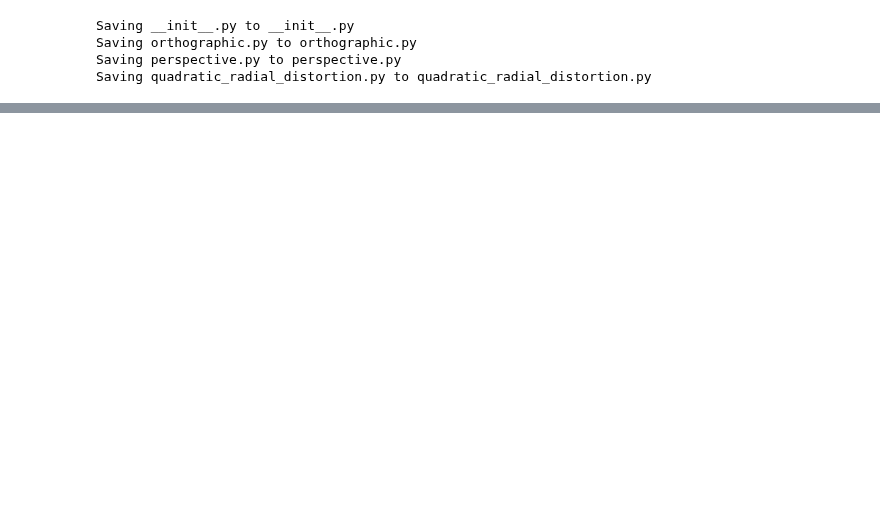
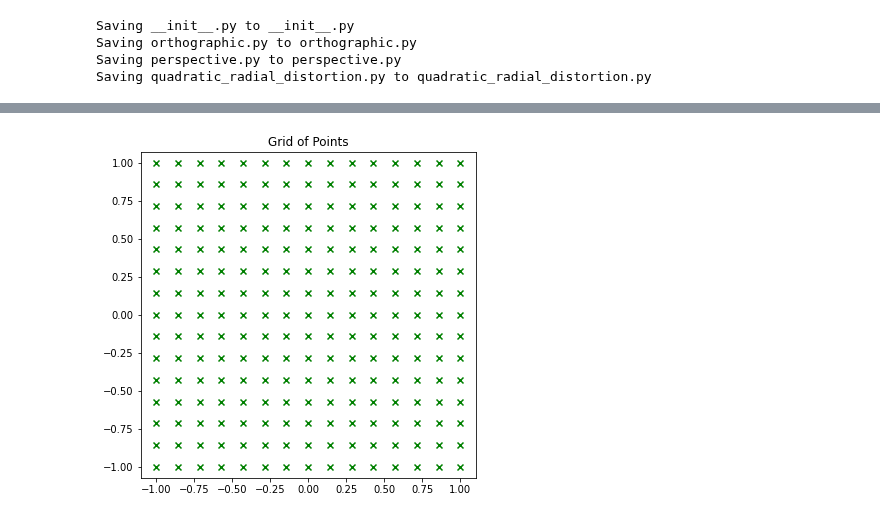
Before and after one commit to mckang6113875/AP_Test_OPEN, a Jupyter notebook: Temp.ipynb, the cells around one changed output, grey strips where cells are left out. Cells and saved outputs as stored; diff of their text form; code cells hidden in the pictures; blank space fills up the shorter version.

```diff
--- a/Temp.ipynb
+++ b/Temp.ipynb
@@ -62,3 +62,97 @@ Saving quadratic_radial_distortion.py to quadratic_radial_distortion.py
 import quadratic_radial_distortion
 # %%
 import perspective
+# %%
+import numpy as np
+import matplotlib.pyplot as plt
+
+def grid_2d(row, col):
+    pts = np.zeros([2, row * col])
+    cx, cy = (col - 1) * .5, (row - 1) * .5
+    for i in range(row * col):
+        pts[:, i] = i % col - cx, i // col - cy
+    # pts in interval [-1,1]
+    return pts / pts.max()
+
+def apply_distortion(pts, k1, k2):
+    r2 = np.square(pts).sum(0)
+    f = 1 + k1 * r2 + k2 * r2**2
+    return pts * f
+
+def remove_distortion(pts, k1, k2):
+    # as described in the paper
+    b1, b2 = -k1, 3 * k1**2 - k2
+    return apply_distortion(pts, b1, b2)
+
+def remove_distortion_iter(points, k1, k2):
+    # as used in e.g. matlab calibration tookit
+    pts = ptsd = points
+    for _ in range(5):
+        r2 = np.square(pts).sum(0)
+        f = 1 + k1 * r2 + k2 * r2**2
+        pts = ptsd / f
+    return pts
+
+def plot_compare(ax, a, b, arrow=True):
+    ax.scatter(*b, marker='x', c='b')
+    ax.scatter(*a, marker='x', c='g')
+    error = np.sqrt(np.square(a-b).sum(0).max())
+    print('error: {:0.2f}'.format(error))
+    if not arrow:
+        return
+    for (x, y), (bx, by) in zip(a.T, b.T):
+        ax.plot([x, bx], [y, by], color='r', lw=0.5)
+
+k1, k2 = 0.05, 0.01
+
+pts = grid_2d(15, 15)
+fig, ax = plt.subplots(1, figsize=[6,6])
+ax.axis('equal')
+ax.set_title('Grid of Points')
+ax.scatter(*pts, marker='x', c='g');
+
+d = apply_distortion(pts, k1, k2)
+a, b = pts, d
+
+fig, ax = plt.subplots(1, figsize=[6,6])
+ax.axis('equal')
+ax.set_title('Distorted Points')
+plot_compare(ax, a, b)
+
+u = remove_distortion(d, k1, k2)
+a, b = pts, u
+
+fig, ax = plt.subplots(1, figsize=[6,6])
+ax.axis('equal')
+ax.set_title('Undistorted Points - Exact Formula')
+plot_compare(ax, a, b)
+
+ui = remove_distortion_iter(d, k1, k2)
+a, b = pts, ui
+
+fig, ax = plt.subplots(1, figsize=[6,6])
+ax.set_title('Undistorted Points - Iterative')
+ax.axis('equal')
+plot_compare(ax, a, b)
+
+k1, k2 = 0.05, 0.1
+b1, b2 = -k1, 3 * k1**2 - k2
+
+# distort
+r = 1.
+r2 = r**2
+r4 = r2**2
+f = 1 + k1 * r2 + k2 * r4
+r_prime = r*f
+
+# undistort
+r_p1 = r_prime
+r_p2 = r_p1**2
+r_p4 = r_p1**4
+f_prime = 1 + b1 * r_p2 + b2 * r_p4
+
+rr_prime = r_p1 * f_prime
+
+# not actually inverting values...
+print(r, r_prime, rr_prime)
+# %% [output]
@@ -64,0 +163 @@ import perspective
+[figure, added]
```
Also changed, not shown: parts of 1 cell of this notebook.
